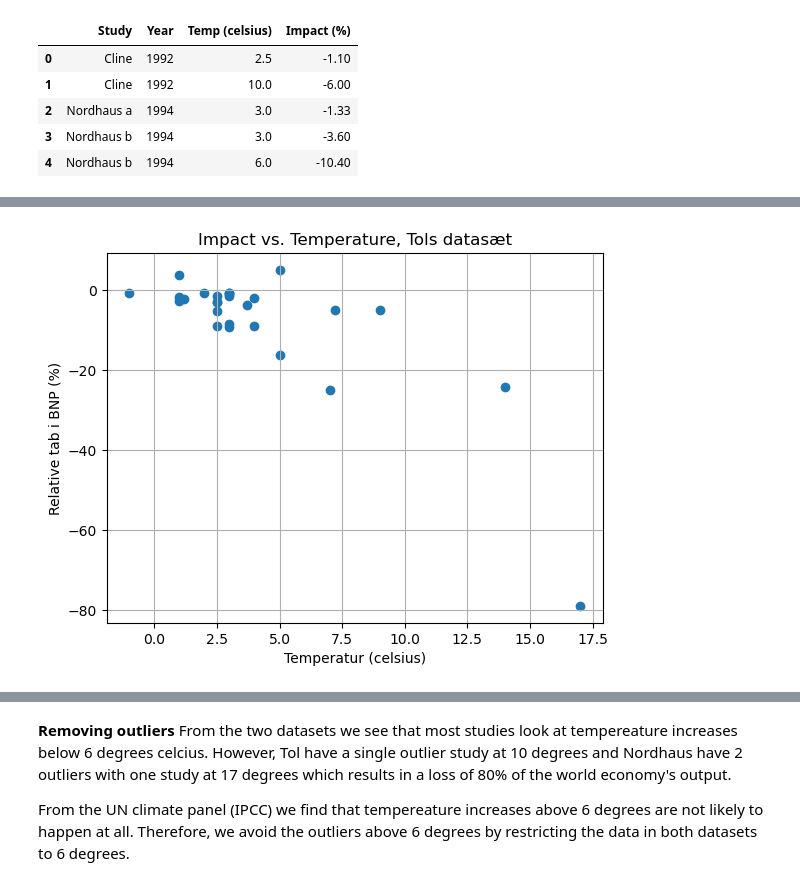
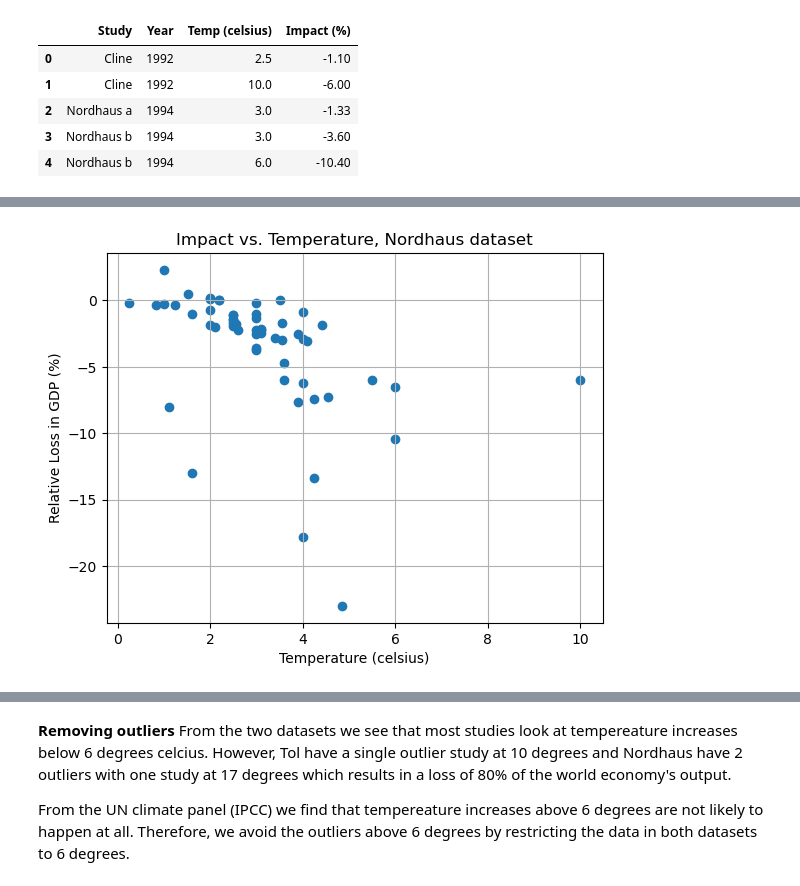
Before and after one commit to NumEconCopenhagen/projects-2024-carl-emil-nicholas-og-christian, a Jupyter notebook: dataproject/dataproject.ipynb, the cells around one changed output, grey strips where cells are left out. Cells and saved outputs as stored; diff of their text form; code cells hidden in the pictures.

Commit message:
data

```diff
--- a/dataproject/dataproject.ipynb
+++ b/dataproject/dataproject.ipynb
@@ -51,16 +72,16 @@ pd.read_csv(Tol).head(5)
 # %%
-# Load the data from CSV file into a DataFrame)
-data1 = pd.read_csv('TolD.csv')
-# Assuming your CSV file has columns 'x' and 'y'
-x = data1['Temp (celsius)']
-y = data1['Impact (%)']
+# Load the data from CSV file into a DataFrame
+data2 = pd.read_csv('NordhausD.csv')
+# Assuming your CSV file has columns 'Temp (celsius)' and 'Impact (%)'
+x = data2['Temp (celsius)']
+y = data2['Impact (%)']
 
 # Plot the data
 plt.scatter(x, y)
-plt.xlabel('Temperatur (celsius)')
-plt.ylabel('Relative tab i BNP (%)')
-plt.title('Impact vs. Temperature, Tols datasæt')
+plt.xlabel('Temperature (celsius)')
+plt.ylabel('Relative Loss in GDP (%)')
+plt.title('Impact vs. Temperature, Nordhaus dataset')
 plt.grid(True)
 plt.show()
 # %% [output]
-[figure, old version]
+[figure, new version]
```
Also changed, not shown: parts of 11 cells of this notebook, 1 other file.
